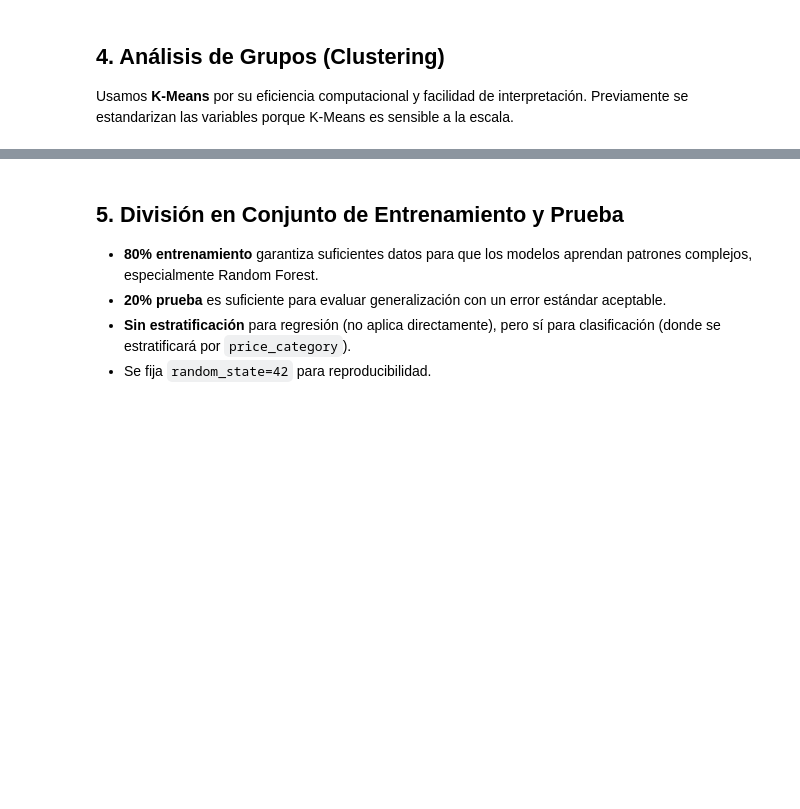
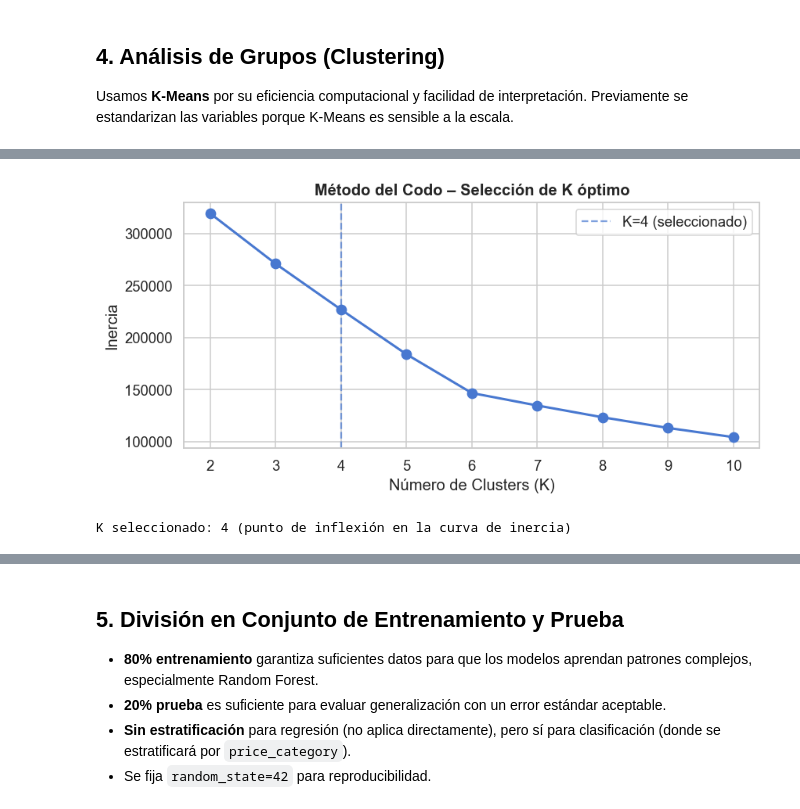
Before and after one commit to Branuvg/lab4_mineria, a Jupyter notebook: lab4.ipynb, the cells around one changed output, grey strips where cells are left out. Drawn from its saved outputs; the diff is of its cells as text; code cells hidden in the pictures; blank space fills up the shorter version.

```diff
--- a/lab4.ipynb
+++ b/lab4.ipynb
@@ -472,27 +581,45 @@ print(f"Variables de clustering: {cluster_vars}")
 # %%
 # 4.2 Método del codo (Elbow Method)
-# La inercia mide la suma de distancias al cuadrado de cada punto a su centroide.
-# Buscamos el punto donde agregar más clusters ya no reduce significativamente la inercia.
+# Incluye limpieza previa (imputación + escalado)
 
+from sklearn.impute import SimpleImputer
+from sklearn.preprocessing import StandardScaler
+from sklearn.cluster import KMeans
+
+# --- Preprocesamiento (ARREGLO CLAVE) ---
+# Imputar valores faltantes
+imputer = SimpleImputer(strategy='mean')
+X_imputed = imputer.fit_transform(X_cluster)
+
+# Escalar datos
+scaler = StandardScaler()
+X_cluster_scaled = scaler.fit_transform(X_imputed)
+
+# --- Método del codo ---
 inertias = []
-K_range  = range(2, 11)
+K_range = range(2, 11)
 
 for k in K_range:
     km = KMeans(n_clusters=k, random_state=42, n_init=10)
     km.fit(X_cluster_scaled)
     inertias.append(km.inertia_)
 
+# --- Gráfico ---
 fig, ax = plt.subplots(figsize=(8, 4))
-ax.plot(K_range, inertias, 'o-', color='steelblue', linewidth=2, markersize=8)
+ax.plot(K_range, inertias, 'o-', linewidth=2, markersize=8)
 ax.set_title('Método del Codo – Selección de K óptimo', fontweight='bold')
 ax.set_xlabel('Número de Clusters (K)')
 ax.set_ylabel('Inercia')
-ax.axvline(x=4, color='red', linestyle='--', alpha=0.7, label='K=4 (seleccionado)')
+ax.axvline(x=4, linestyle='--', alpha=0.7, label='K=4 (seleccionado)')
 ax.legend()
+
 plt.tight_layout()
 plt.show()
 
-print("K seleccionado: 4  (punto de inflexión en la curva de inercia)")
+print("K seleccionado: 4 (punto de inflexión en la curva de inercia)")
+# %% [output]
+[figure, added]
+K seleccionado: 4 (punto de inflexión en la curva de inercia)
 # %%
 # 4.3 Entrenamiento K-Means con K=4
 OPTIMAL_K = 4
```
Also changed, not shown: parts of 31 cells of this notebook.
